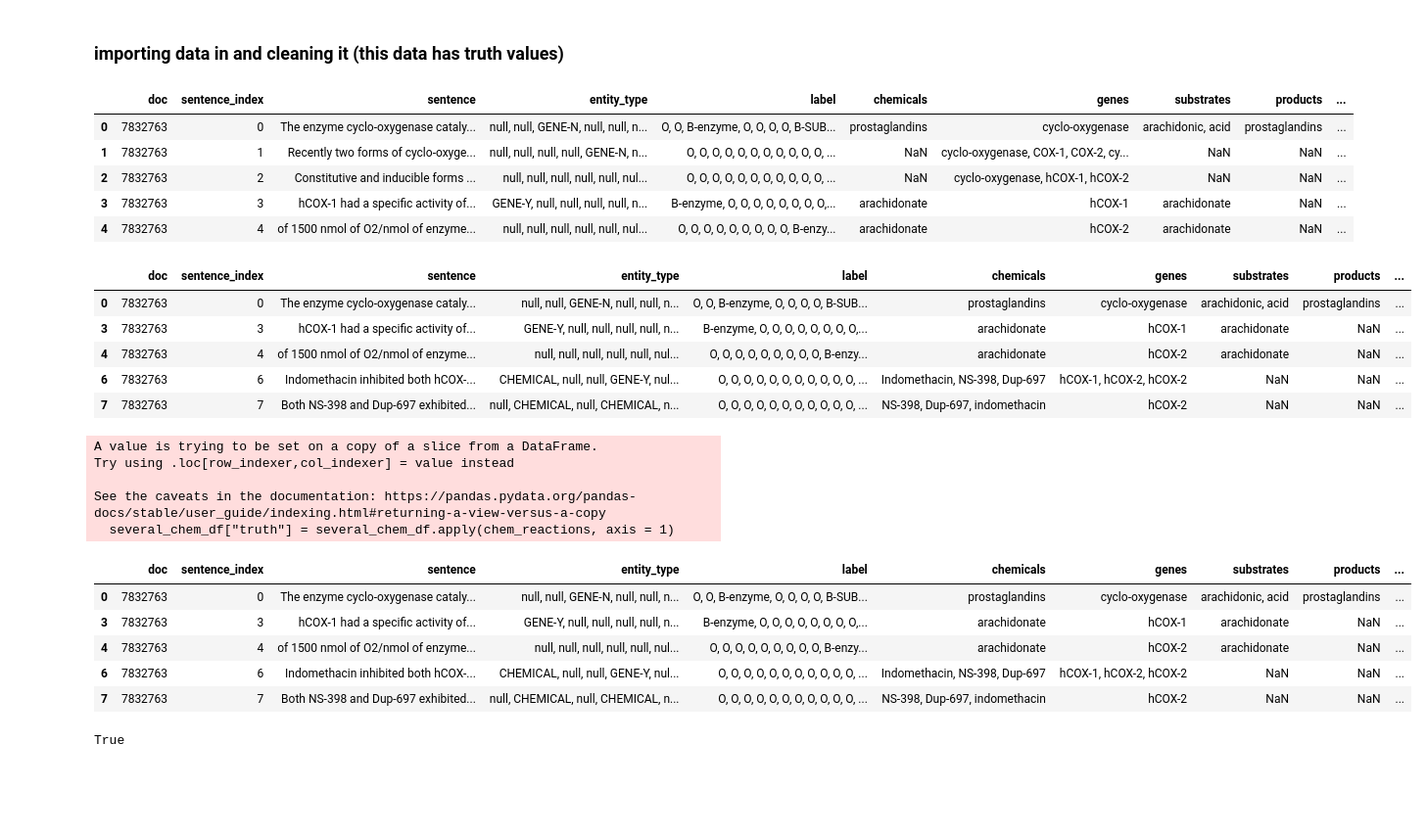
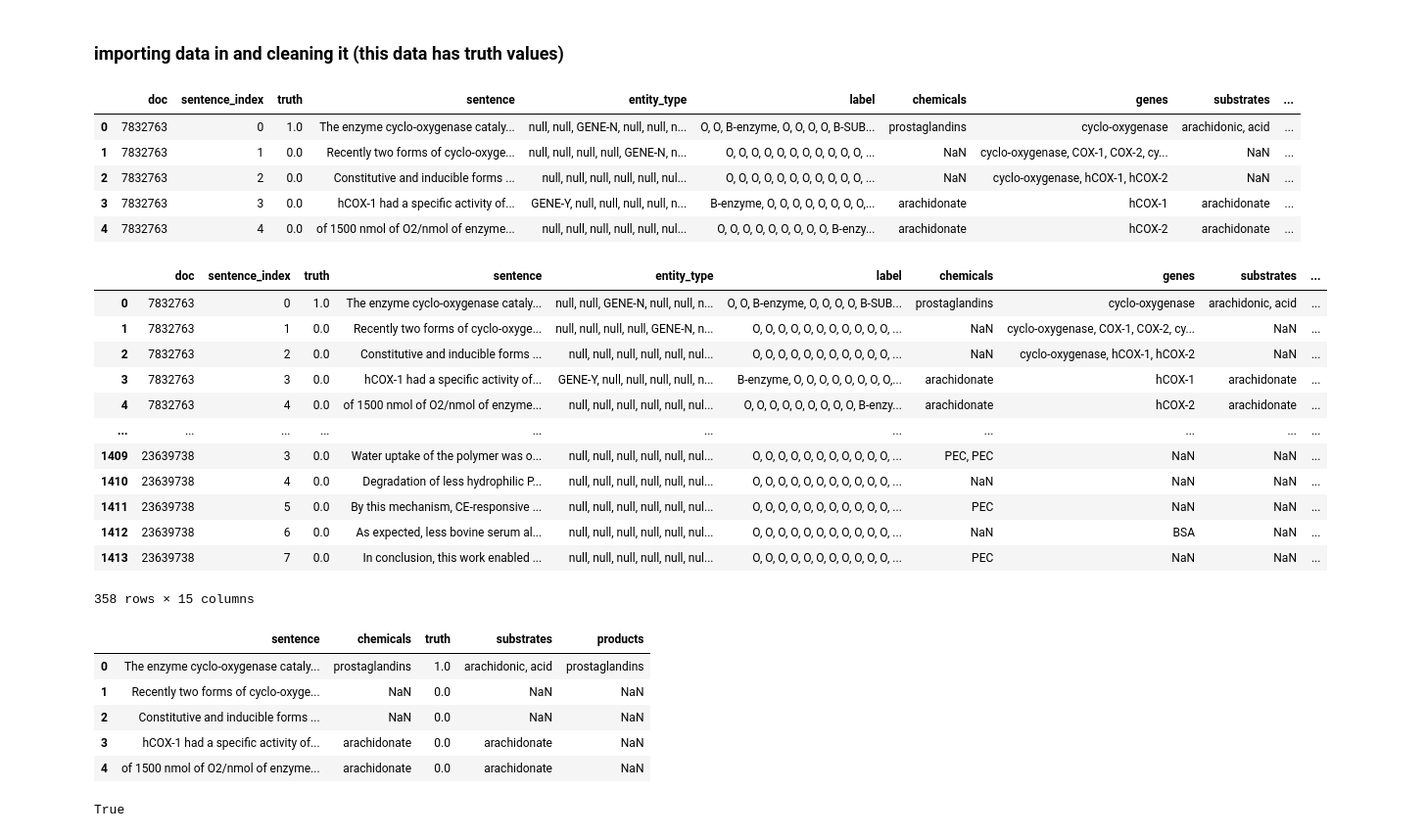
Before and after one commit to igematberkeley/NLPChemExtractor, a Jupyter notebook: cassie_snorkel_labeling_functions.ipynb, the cells around one changed output. Shown: that part at 98% size. Saved outputs shown, nothing was run; the diff lists cells and outputs as text; code cells hidden in the pictures; blank space fills up the shorter version.

```diff
--- a/cassie_snorkel_labeling_functions.ipynb
+++ b/cassie_snorkel_labeling_functions.ipynb
@@ -588,15 +602,15 @@ True
 ### importing data in and cleaning it (this data has truth values)
 # %%
 # have this csv file in the same folder
-sentence_df = pd.read_csv("sentence_data_cleaned_jacob.csv")
+sentence_df = pd.read_csv("sentence_data_cleaned_csv_fixed.csv")
 sentence_df.head()
 # %% [output]
-|  | doc | sentence_index | sentence | entity_type | label | chemicals | genes | substrates | products | ... |
-| 0 | 7832763 | 0 | The enzyme cyclo-oxygenase cataly... | null, null, GENE-N, null, null, n... | O, O, B-enzyme, O, O, O, O, B-SUB... | prostaglandins | cyclo-oxygenase | arachidonic, acid | prostaglandins | ... |
-| 1 | 7832763 | 1 | Recently two forms of cyclo-oxyge... | null, null, null, null, GENE-N, n... | O, O, O, O, O, O, O, O, O, O, O, ... | NaN | cyclo-oxygenase, COX-1, COX-2, cy... | NaN | NaN | ... |
-| 2 | 7832763 | 2 | Constitutive and inducible forms ... | null, null, null, null, null, nul... | O, O, O, O, O, O, O, O, O, O, O, ... | NaN | cyclo-oxygenase, hCOX-1, hCOX-2 | NaN | NaN | ... |
-| 3 | 7832763 | 3 | hCOX-1 had a specific activity of... | GENE-Y, null, null, null, null, n... | B-enzyme, O, O, O, O, O, O, O, O,... | arachidonate | hCOX-1 | arachidonate | NaN | ... |
-| 4 | 7832763 | 4 | of 1500 nmol of O2/nmol of enzyme... | null, null, null, null, null, nul... | O, O, O, O, O, O, O, O, O, B-enzy... | arachidonate | hCOX-2 | arachidonate | NaN | ... |
+|  | doc | sentence_index | truth | sentence | entity_type | label | chemicals | genes | substrates | ... |
+| 0 | 7832763 | 0 | 1.0 | The enzyme cyclo-oxygenase cataly... | null, null, GENE-N, null, null, n... | O, O, B-enzyme, O, O, O, O, B-SUB... | prostaglandins | cyclo-oxygenase | arachidonic, acid | ... |
+| 1 | 7832763 | 1 | 0.0 | Recently two forms of cyclo-oxyge... | null, null, null, null, GENE-N, n... | O, O, O, O, O, O, O, O, O, O, O, ... | NaN | cyclo-oxygenase, COX-1, COX-2, cy... | NaN | ... |
+| 2 | 7832763 | 2 | 0.0 | Constitutive and inducible forms ... | null, null, null, null, null, nul... | O, O, O, O, O, O, O, O, O, O, O, ... | NaN | cyclo-oxygenase, hCOX-1, hCOX-2 | NaN | ... |
+| 3 | 7832763 | 3 | 0.0 | hCOX-1 had a specific activity of... | GENE-Y, null, null, null, null, n... | B-enzyme, O, O, O, O, O, O, O, O,... | arachidonate | hCOX-1 | arachidonate | ... |
+| 4 | 7832763 | 4 | 0.0 | of 1500 nmol of O2/nmol of enzyme... | null, null, null, null, null, nul... | O, O, O, O, O, O, O, O, O, B-enzy... | arachidonate | hCOX-2 | arachidonate | ... |
 # %%
 # getting the truth values
 def chem_reactions(row):
@@ -607,34 +621,37 @@ def chem_reactions(row):
     else:
         return 0
 # %%
-several_chem_df = sentence_df.dropna(subset=['chemicals'])
-several_chem_df.head()
+several_chem_df = sentence_df.dropna(subset=['truth'])
+several_chem_df
 # %% [output]
-|  | doc | sentence_index | sentence | entity_type | label | chemicals | genes | substrates | products | ... |
-| 0 | 7832763 | 0 | The enzyme cyclo-oxygenase cataly... | null, null, GENE-N, null, null, n... | O, O, B-enzyme, O, O, O, O, B-SUB... | prostaglandins | cyclo-oxygenase | arachidonic, acid | prostaglandins | ... |
-| 3 | 7832763 | 3 | hCOX-1 had a specific activity of... | GENE-Y, null, null, null, null, n... | B-enzyme, O, O, O, O, O, O, O, O,... | arachidonate | hCOX-1 | arachidonate | NaN | ... |
-| 4 | 7832763 | 4 | of 1500 nmol of O2/nmol of enzyme... | null, null, null, null, null, nul... | O, O, O, O, O, O, O, O, O, B-enzy... | arachidonate | hCOX-2 | arachidonate | NaN | ... |
-| 6 | 7832763 | 6 | Indomethacin inhibited both hCOX-... | CHEMICAL, null, null, GENE-Y, nul... | O, O, O, O, O, O, O, O, O, O, O, ... | Indomethacin, NS-398, Dup-697 | hCOX-1, hCOX-2, hCOX-2 | NaN | NaN | ... |
-| 7 | 7832763 | 7 | Both NS-398 and Dup-697 exhibited... | null, CHEMICAL, null, CHEMICAL, n... | O, O, O, O, O, O, O, O, O, O, O, ... | NS-398, Dup-697, indomethacin | hCOX-2 | NaN | NaN | ... |
+|  | doc | sentence_index | truth | sentence | entity_type | label | chemicals | genes | substrates | ... |
+| 0 | 7832763 | 0 | 1.0 | The enzyme cyclo-oxygenase cataly... | null, null, GENE-N, null, null, n... | O, O, B-enzyme, O, O, O, O, B-SUB... | prostaglandins | cyclo-oxygenase | arachidonic, acid | ... |
+| 1 | 7832763 | 1 | 0.0 | Recently two forms of cyclo-oxyge... | null, null, null, null, GENE-N, n... | O, O, O, O, O, O, O, O, O, O, O, ... | NaN | cyclo-oxygenase, COX-1, COX-2, cy... | NaN | ... |
+| 2 | 7832763 | 2 | 0.0 | Constitutive and inducible forms ... | null, null, null, null, null, nul... | O, O, O, O, O, O, O, O, O, O, O, ... | NaN | cyclo-oxygenase, hCOX-1, hCOX-2 | NaN | ... |
+| 3 | 7832763 | 3 | 0.0 | hCOX-1 had a specific activity of... | GENE-Y, null, null, null, null, n... | B-enzyme, O, O, O, O, O, O, O, O,... | arachidonate | hCOX-1 | arachidonate | ... |
+| 4 | 7832763 | 4 | 0.0 | of 1500 nmol of O2/nmol of enzyme... | null, null, null, null, null, nul... | O, O, O, O, O, O, O, O, O, B-enzy... | arachidonate | hCOX-2 | arachidonate | ... |
+| ... | ... | ... | ... | ... | ... | ... | ... | ... | ... | ... |
+| 1409 | 23639738 | 3 | 0.0 | Water uptake of the polymer was o... | null, null, null, null, null, nul... | O, O, O, O, O, O, O, O, O, O, O, ... | PEC, PEC | NaN | NaN | ... |
+| 1410 | 23639738 | 4 | 0.0 | Degradation of less hydrophilic P... | null, null, null, null, null, nul... | O, O, O, O, O, O, O, O, O, O, O, ... | NaN | NaN | NaN | ... |
+| 1411 | 23639738 | 5 | 0.0 | By this mechanism, CE-responsive ... | null, null, null, null, null, nul... | O, O, O, O, O, O, O, O, O, O, O, ... | PEC | NaN | NaN | ... |
+| 1412 | 23639738 | 6 | 0.0 | As expected, less bovine serum al... | null, null, null, null, null, nul... | O, O, O, O, O, O, O, O, O, O, O, ... | NaN | BSA | NaN | ... |
+| 1413 | 23639738 | 7 | 0.0 | In conclusion, this work enabled ... | null, null, null, null, null, nul... | O, O, O, O, O, O, O, O, O, O, O, ... | PEC | NaN | NaN | ... |
+358 rows × 15 columns
 # %%
-several_chem_df["truth"] = several_chem_df.apply(chem_reactions, axis = 1)
-# excluding unsure sentences
-# several_chem_df = several_chem_df[several_chem_df['truth'] != -1]
-several_chem_df.head()
+# several_chem_df["truth"] = several_chem_df.apply(chem_reactions, axis = 1)
+# # excluding unsure sentences
+# # several_chem_df = several_chem_df[several_chem_df['truth'] != -1]
+# several_chem_df.head()
-# %% [output]
-A value is trying to be set on a copy of a slice from a DataFrame.
-Try using .loc[row_indexer,col_indexer] = value instead
-
-See the caveats in the documentation: https://pandas.pydata.org/pandas-docs/stable/user_guide/indexing.html#returning-a-view-versus-a-copy
-  several_chem_df["truth"] = several_chem_df.apply(chem_reactions, axis = 1)
-|  | doc | sentence_index | sentence | entity_type | label | chemicals | genes | substrates | products | ... |
-| 0 | 7832763 | 0 | The enzyme cyclo-oxygenase cataly... | null, null, GENE-N, null, null, n... | O, O, B-enzyme, O, O, O, O, B-SUB... | prostaglandins | cyclo-oxygenase | arachidonic, acid | prostaglandins | ... |
-| 3 | 7832763 | 3 | hCOX-1 had a specific activity of... | GENE-Y, null, null, null, null, n... | B-enzyme, O, O, O, O, O, O, O, O,... | arachidonate | hCOX-1 | arachidonate | NaN | ... |
-| 4 | 7832763 | 4 | of 1500 nmol of O2/nmol of enzyme... | null, null, null, null, null, nul... | O, O, O, O, O, O, O, O, O, B-enzy... | arachidonate | hCOX-2 | arachidonate | NaN | ... |
-| 6 | 7832763 | 6 | Indomethacin inhibited both hCOX-... | CHEMICAL, null, null, GENE-Y, nul... | O, O, O, O, O, O, O, O, O, O, O, ... | Indomethacin, NS-398, Dup-697 | hCOX-1, hCOX-2, hCOX-2 | NaN | NaN | ... |
-| 7 | 7832763 | 7 | Both NS-398 and Dup-697 exhibited... | null, CHEMICAL, null, CHEMICAL, n... | O, O, O, O, O, O, O, O, O, O, O, ... | NS-398, Dup-697, indomethacin | hCOX-2 | NaN | NaN | ... |
 # %%
 sentence_chem_df = several_chem_df[["sentence", "chemicals", "truth", "substrates", "products"]]
+sentence_chem_df.head()
+# %% [output]
+|  | sentence | chemicals | truth | substrates | products |
+| 0 | The enzyme cyclo-oxygenase cataly... | prostaglandins | 1.0 | arachidonic, acid | prostaglandins |
+| 1 | Recently two forms of cyclo-oxyge... | NaN | 0.0 | NaN | NaN |
+| 2 | Constitutive and inducible forms ... | NaN | 0.0 | NaN | NaN |
+| 3 | hCOX-1 had a specific activity of... | arachidonate | 0.0 | arachidonate | NaN |
+| 4 | of 1500 nmol of O2/nmol of enzyme... | arachidonate | 0.0 | arachidonate | NaN |
 # %%
 greek_alphabet = {
     u'\u0393': 'Gamma',
```
Also changed, not shown: parts of 41 cells of this notebook.
